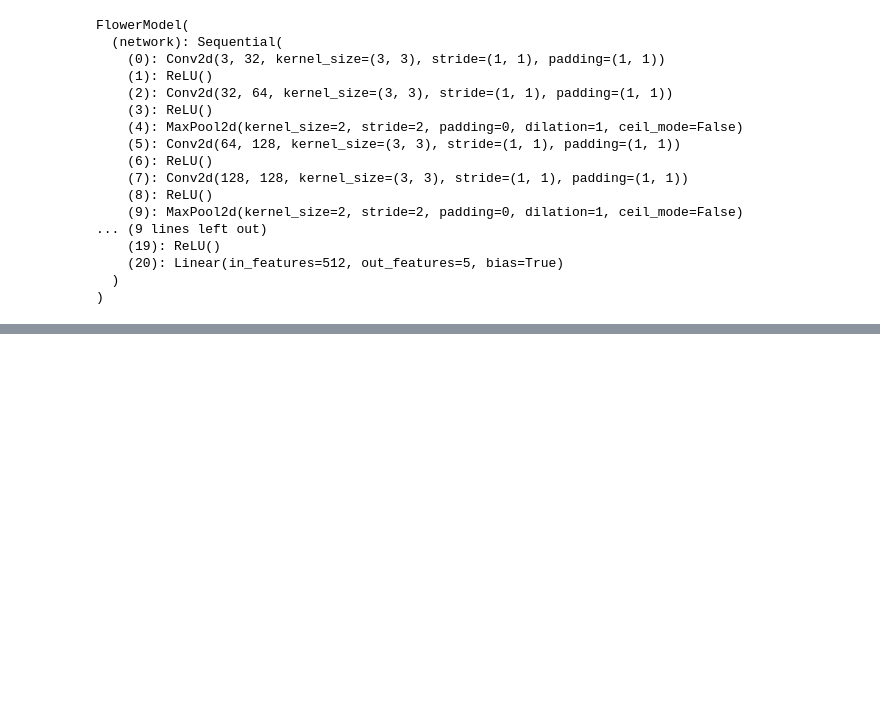
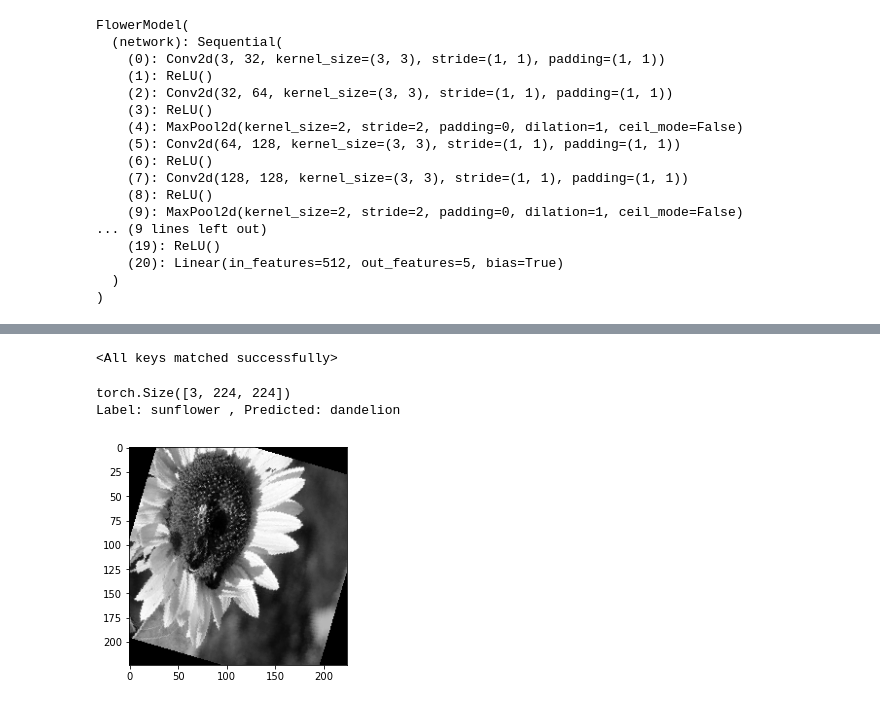
Before and after one commit to lbaitemple/pytorchimage, a Jupyter notebook: customflower.ipynb, the cells around one changed output, grey strips where cells are left out. Cells and saved outputs as stored; diff of their text form; code cells hidden in the pictures; blank space fills up the shorter version.

```diff
--- a/customflower.ipynb
+++ b/customflower.ipynb
@@ -255,0 +258,6 @@ try1 = fit(num_epochs, lr, model, train_dl, val_dl, opt_func)
+# %%
+save_path = './flower_gpu.pth'
+model = FlowerModel()
+model.load_state_dict(torch.load(save_path))
+# %% [output]
+<All keys matched successfully>
@@ -259,3 +269,12 @@ def predict_image(img, model):
     yb = model(xb)
     _, preds  = torch.max(yb, dim=1)
     return flower_label[preds[0].item()]
+# %%
+img, label = test_ds[1]
+print(img.shape)
+plt.imshow(img[0], cmap='gray')
+print('Label:', database.classes[label], ', Predicted:', predict_image(img, FlowerModel()))
+# %% [output]
+torch.Size([3, 224, 224])
+Label: sunflower , Predicted: dandelion
+[figure, added]
```
Also changed, not shown: parts of 11 cells of this notebook.
